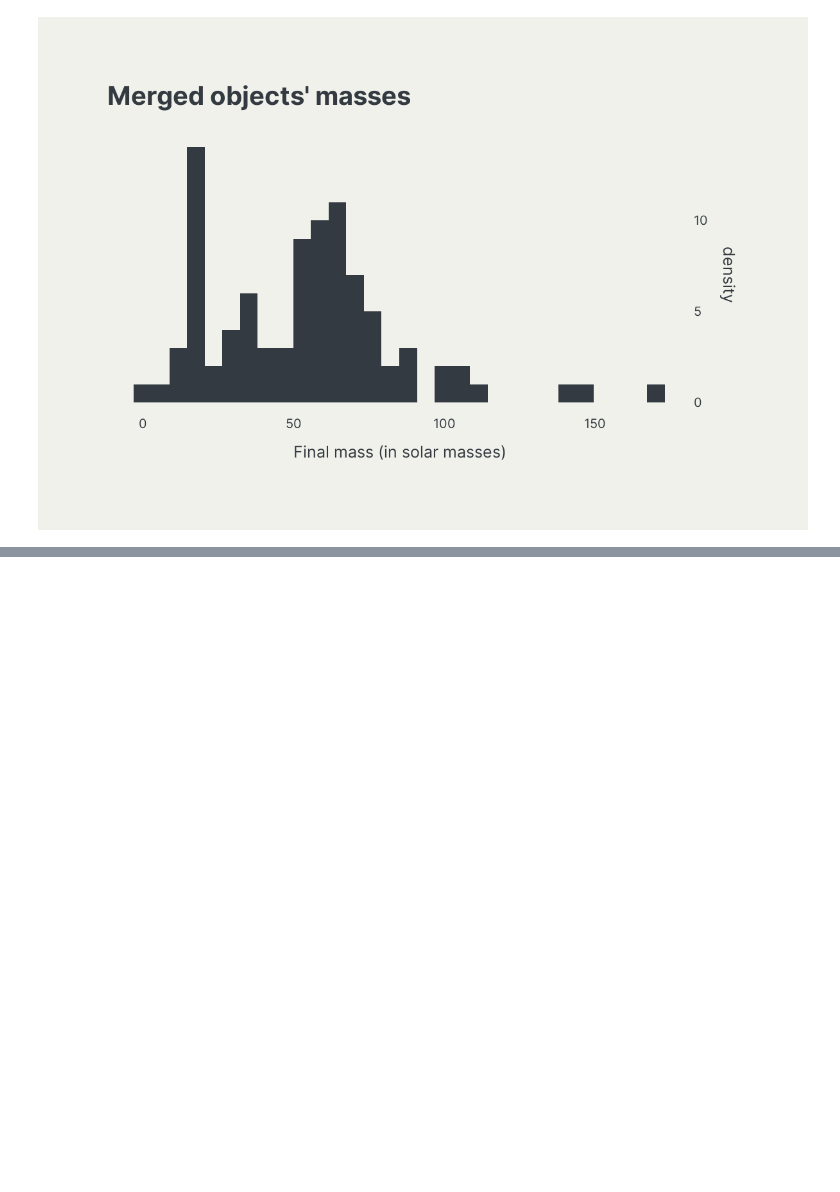
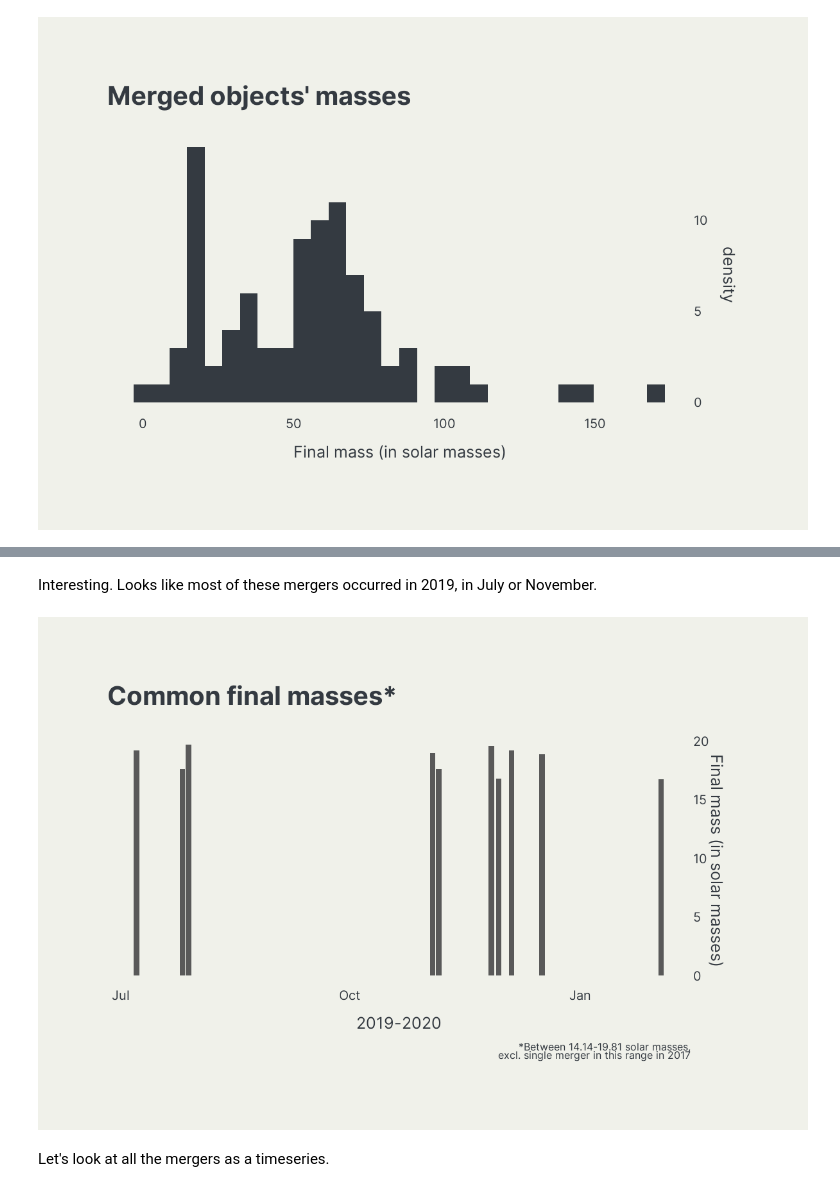
Before and after one commit to sullivannicole/grav-waves, a Jupyter notebook: 01_exploration.ipynb, the cells around one changed output, grey strips where cells are left out. Saved outputs shown, nothing was run; the diff lists cells and outputs as text; code cells hidden in the pictures; blank space fills up the shorter version.

Commit message:
Explore the spike in mergers at lower masses. Visualize masses of mergers as a timeseries

```diff
--- a/01_exploration.ipynb
+++ b/01_exploration.ipynb
@@ -51,6 +37,7 @@ NULL
 theme_light_beige <- theme(plot.background = element_rect(fill = "#F0F1EA", color = "transparent"),
       panel.background = element_rect(fill = "#F0F1EA", color = "transparent"),
       plot.margin = margin(t = "1.5", r = "1.5", b = "1.5", l = "1.5", unit = "in"),
+      plot.caption = element_text(size = 12, color = "#343A41", family = "int"),
       panel.grid = element_blank(),
       plot.title = element_text(size = 30, color = "#343A41", family = "int", face = "bold"),
       axis.text = element_text(size = 15, color = "#343A41", family = "int"),
@@ -229,0 +219,3 @@ WARNING:rpy2.rinterface_lib.callbacks:R[write to console]: `stat_bin()` using `b
+# %%
+final_mass = np.array(gw['final_mass_source'])
+final_mass_num = final_mass[~np.isnan(final_mass)]
@@ -229,0 +255,2 @@ WARNING:rpy2.rinterface_lib.callbacks:R[write to console]: `stat_bin()` using `b
+# %%
+common_finals = final_mass_num[np.where((final_mass_num < 19.81) & (final_mass_num >= 14.14))]
@@ -229,0 +272,22 @@ WARNING:rpy2.rinterface_lib.callbacks:R[write to console]: `stat_bin()` using `b
+# %% [markdown]
+Interesting. Looks like most of these mergers occurred in 2019, in July or November.
+# %%
+common_finals_df = gw[gw['final_mass_source'].isin(common_finals)]
+# %%
+%%R -i common_finals_df -h 800 -w 1200
+
+common_finals_df %>%
+filter(merger_datetime > '2019-01-01') %>%
+ggplot(aes(merger_datetime, final_mass_source)) +
+# geom_histogram(fill = "#343A41", size = 1.4) +
+geom_bar(stat = "identity") +
+labs(title = "Common final masses*\n",
+     y = "\nFinal mass (in solar masses)",
+     x = "\n2019-2020",
+     caption = "\n*Between 14.14-19.81 solar masses, \nexcl. single merger in this range in 2017") +
+scale_y_continuous(position = "right") +
+theme_light_beige
+# %% [output]
+[figure, added]
+# %% [markdown]
+Let's look at all the mergers as a timeseries.
```
Also changed, not shown: parts of 20 cells of this notebook.
